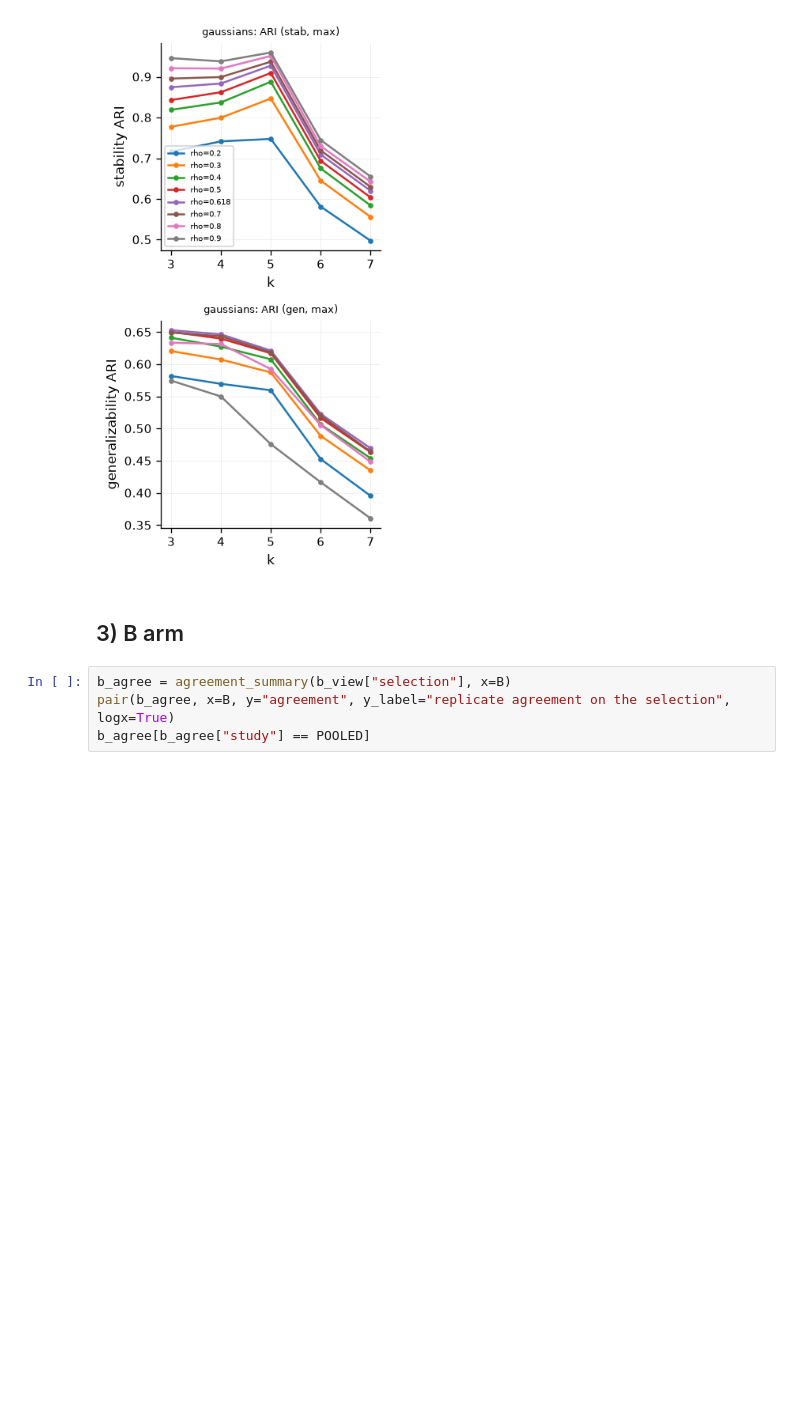
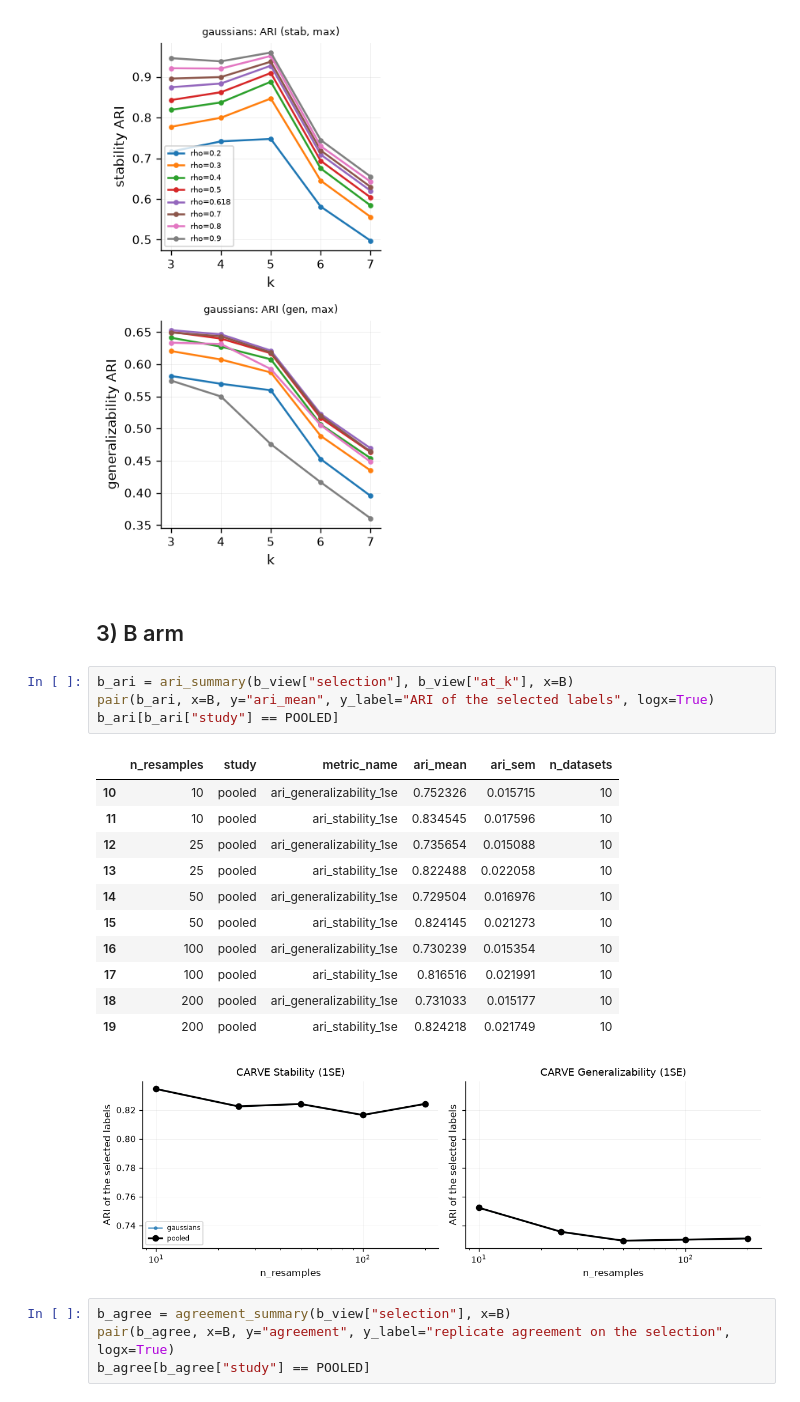
Before and after one commit to DataSlingers/CARVE, a Jupyter notebook: notebooks/Resampling_Ablation.ipynb, the cells around one changed output. Drawn from its saved outputs; the diff is of its cells as text; blank space fills up the shorter version.

```diff
--- a/notebooks/Resampling_Ablation.ipynb
+++ b/notebooks/Resampling_Ablation.ipynb
@@ -179,6 +173,23 @@ with theme_context():
 [figure]
 # %% [markdown]
 ## 3) B arm
+# %%
+b_ari = ari_summary(b_view["selection"], b_view["at_k"], x=B)
+pair(b_ari, x=B, y="ari_mean", y_label="ARI of the selected labels", logx=True)
+b_ari[b_ari["study"] == POOLED]
+# %% [output]
+|  | n_resamples | study | metric_name | ari_mean | ari_sem | n_datasets |
+| 10 | 10 | pooled | ari_generalizability_1se | 0.752326 | 0.015715 | 10 |
+| 11 | 10 | pooled | ari_stability_1se | 0.834545 | 0.017596 | 10 |
+| 12 | 25 | pooled | ari_generalizability_1se | 0.735654 | 0.015088 | 10 |
+| 13 | 25 | pooled | ari_stability_1se | 0.822488 | 0.022058 | 10 |
+| 14 | 50 | pooled | ari_generalizability_1se | 0.729504 | 0.016976 | 10 |
+| 15 | 50 | pooled | ari_stability_1se | 0.824145 | 0.021273 | 10 |
+| 16 | 100 | pooled | ari_generalizability_1se | 0.730239 | 0.015354 | 10 |
+| 17 | 100 | pooled | ari_stability_1se | 0.816516 | 0.021991 | 10 |
+| 18 | 200 | pooled | ari_generalizability_1se | 0.731033 | 0.015177 | 10 |
+| 19 | 200 | pooled | ari_stability_1se | 0.824218 | 0.021749 | 10 |
+[figure, new version]
 # %%
 b_agree = agreement_summary(b_view["selection"], x=B)
 pair(b_agree, x=B, y="agreement", y_label="replicate agreement on the selection", logx=True)
```
Also changed, not shown: parts of 11 cells of this notebook, 9 other files.
